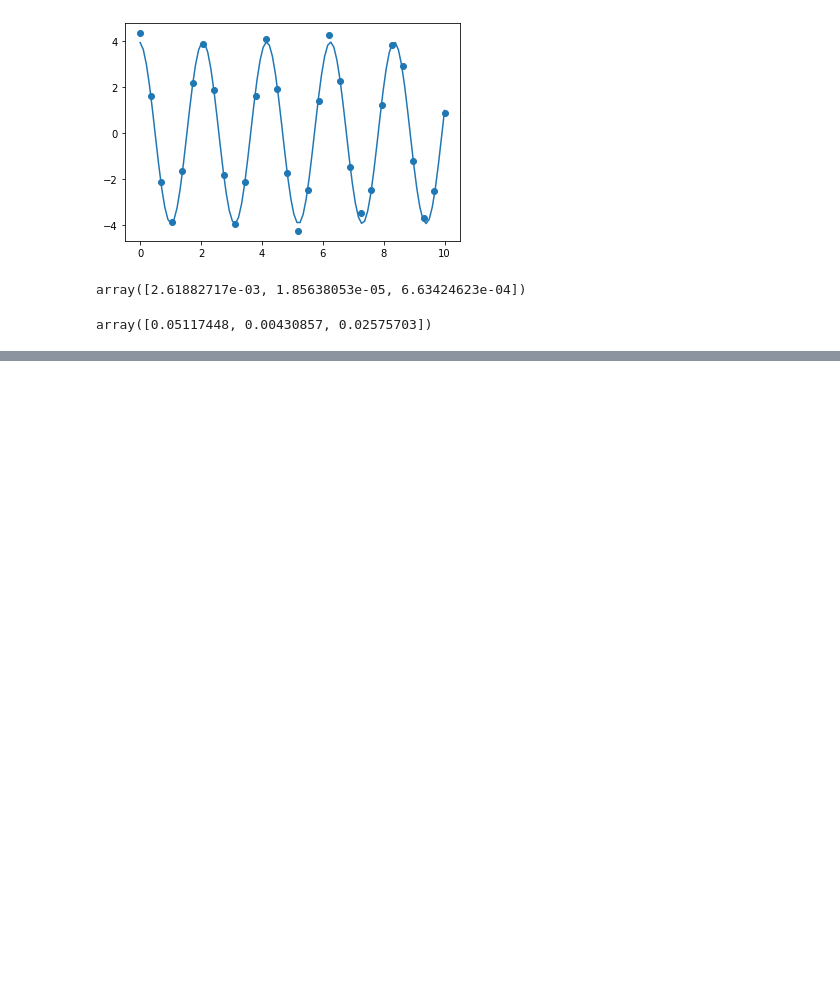
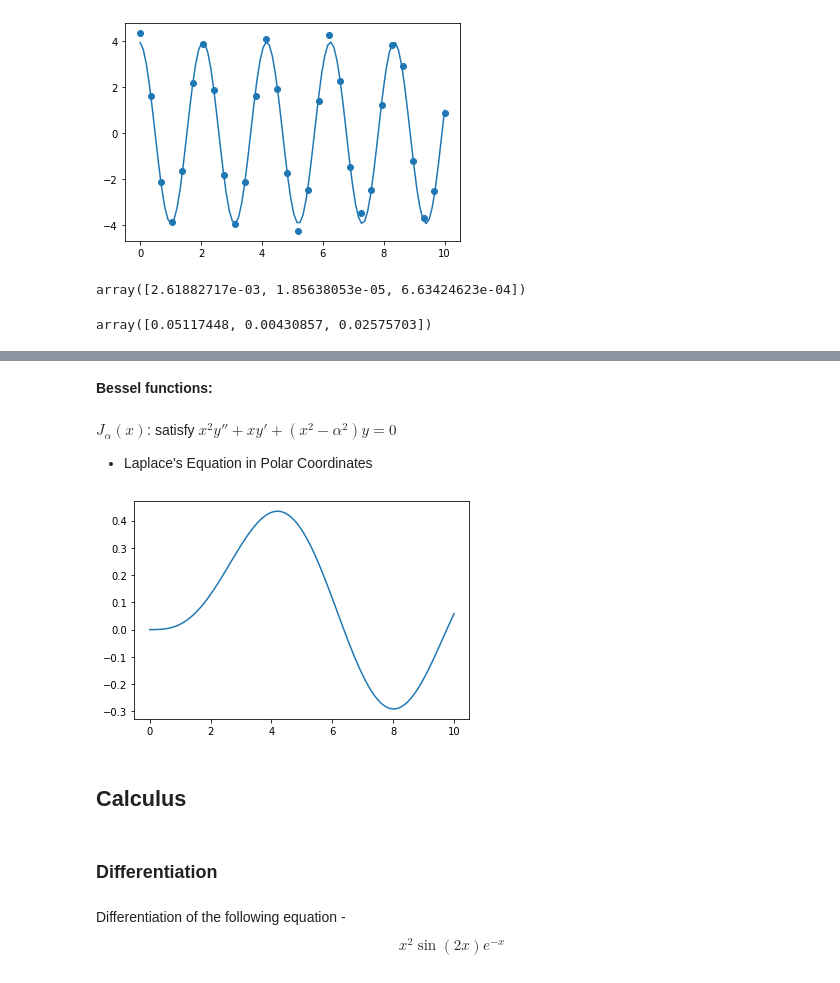
Before and after one commit to aritraroy24/CompChem_Python_Modules_Learning, a Jupyter notebook: SciPy/SciPy Tutorial.ipynb, the cells around one changed output, grey strips where cells are left out. Drawn from its saved outputs; the diff is of its cells as text; code cells hidden in the pictures; blank space fills up the shorter version.

```diff
--- a/SciPy/SciPy Tutorial.ipynb
+++ b/SciPy/SciPy Tutorial.ipynb
@@ -187,0 +206,17 @@ array([0.05117448, 0.00430857, 0.02575703])
+# %% [markdown]
+**Bessel functions:**<br><br> $J_{\alpha}(x)$: satisfy $x^2 y'' + xy' + (x^2-\alpha^2)y = 0$
+
+*   Laplace's Equation in Polar Coordinates
+# %%
+from scipy.special import jv
+x = np.linspace(0, 10, 100)
+plt.plot(x, jv(3,x))
+plt.show()
+# %% [output]
+[figure, added]
+# %% [markdown]
+## Calculus
+# %% [markdown]
+### Differentiation
+# %% [markdown]
+Differentiation of the following equation - <br> $$x^2\sin{(2x)}e^{-x}$$
```
Also changed, not shown: parts of 16 cells of this notebook.
